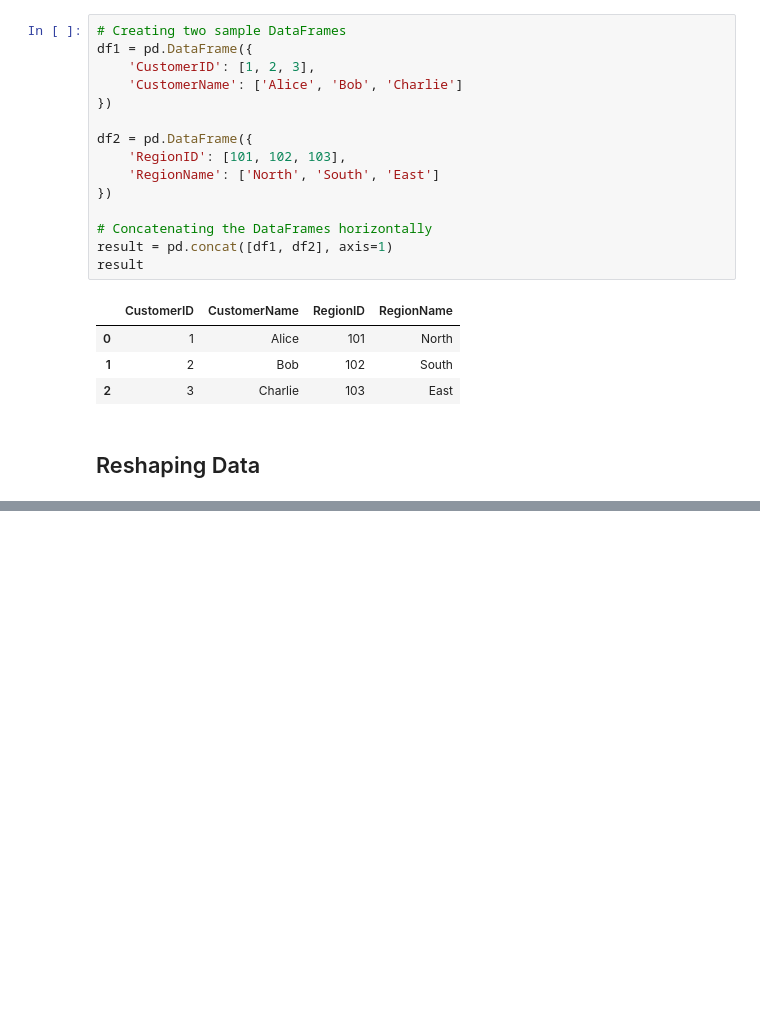
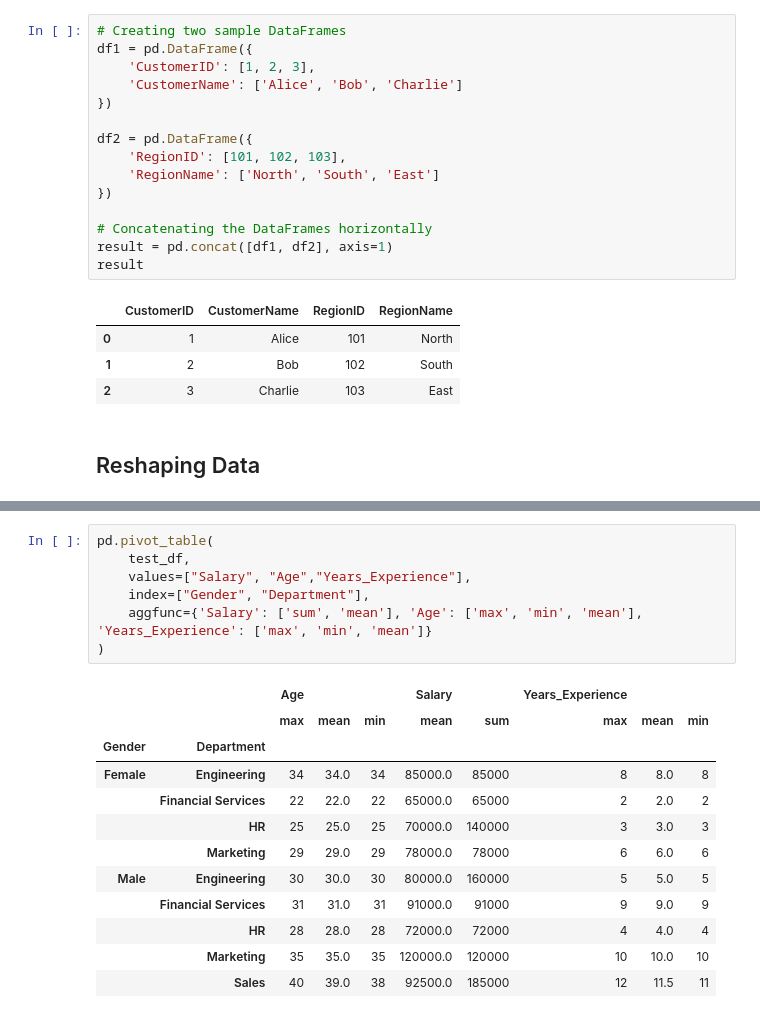
Before and after one commit to MuhammetYorulmaz/pandas_tutorial, a Jupyter notebook: notebooks/pandas_tutorial.ipynb, the cells around one changed output, grey strips where cells are left out. Saved outputs shown, nothing was run; the diff lists cells and outputs as text; blank space fills up the shorter version.

```diff
--- a/notebooks/pandas_tutorial.ipynb
+++ b/notebooks/pandas_tutorial.ipynb
@@ -1330,0 +1336,20 @@ result
+# %%
+pd.pivot_table(
+    test_df,
+    values=["Salary", "Age","Years_Experience"],
+    index=["Gender", "Department"],
+    aggfunc={'Salary': ['sum', 'mean'], 'Age': ['max', 'min', 'mean'], 'Years_Experience': ['max', 'min', 'mean']}
+)
+# %% [output]
+|  |  | Age |  |  | Salary |  | Years_Experience |  |  |
+|  |  | max | mean | min | mean | sum | max | mean | min |
+| Gender | Department |  |  |  |  |  |  |  |  |
+| Female | Engineering | 34 | 34.0 | 34 | 85000.0 | 85000 | 8 | 8.0 | 8 |
+|  | Financial Services | 22 | 22.0 | 22 | 65000.0 | 65000 | 2 | 2.0 | 2 |
+|  | HR | 25 | 25.0 | 25 | 70000.0 | 140000 | 3 | 3.0 | 3 |
+|  | Marketing | 29 | 29.0 | 29 | 78000.0 | 78000 | 6 | 6.0 | 6 |
+| Male | Engineering | 30 | 30.0 | 30 | 80000.0 | 160000 | 5 | 5.0 | 5 |
+|  | Financial Services | 31 | 31.0 | 31 | 91000.0 | 91000 | 9 | 9.0 | 9 |
+|  | HR | 28 | 28.0 | 28 | 72000.0 | 72000 | 4 | 4.0 | 4 |
+|  | Marketing | 35 | 35.0 | 35 | 120000.0 | 120000 | 10 | 10.0 | 10 |
+|  | Sales | 40 | 39.0 | 38 | 92500.0 | 185000 | 12 | 11.5 | 11 |
```
Also changed, not shown: parts of 14 cells of this notebook.
